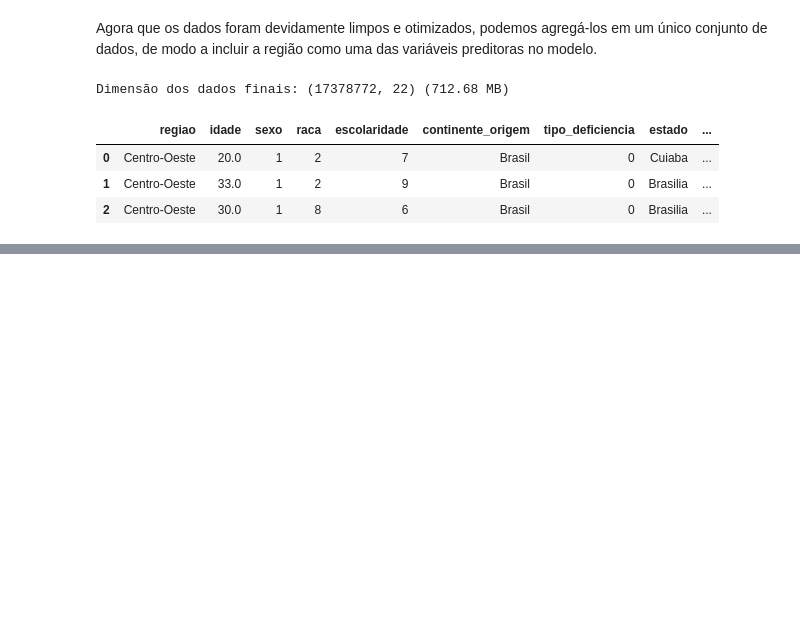
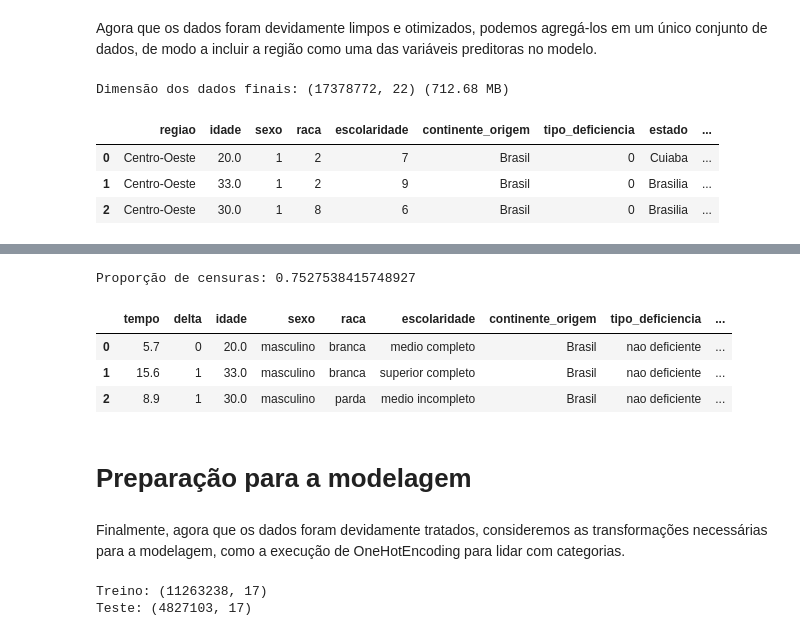
Before and after one commit to nhilariosilva/rais_analysis, a Jupyter notebook: Rais - Limpeza dados.ipynb, the cells around one changed output, grey strips where cells are left out. Cells and saved outputs as stored; diff of their text form; code cells hidden in the pictures; blank space fills up the shorter version.

```diff
--- a/Rais - Limpeza dados.ipynb
+++ b/Rais - Limpeza dados.ipynb
@@ -685,12 +685,8 @@ def optimize_memory_categories_rais(df):
     if('qtd_dias_afastamento' in df.columns):
         df['qtd_dias_afastamento'] = df['qtd_dias_afastamento'].astype('int16')
 
-    # 4. Variáveis booleanas (0 e 1)
-    # trabalho_local_da_sede já está listada como uint8 (Unsigned Integer de 8 bits),
-    # o que já é a representação mais otimizada possível (ocupa apenas 1 byte por linha).
-    # Opcionalmente, pode ser convertida para bool explícito:
     if('trabalho_local_da_sede' in df.columns):
-        df['trabalho_local_da_sede'] = df['trabalho_local_da_sede'].astype(bool)
+        df['trabalho_local_da_sede'] = df['trabalho_local_da_sede'].astype("uint8")
 
     return df
 # %% [markdown]
@@ -1200,0 +1222,15 @@ df_final.to_parquet("2024_processado/dados_finais.parquet")
+# %%
+df_final["motivo_desligamento"] = (df_final["motivo_desligamento"] != 0).astype("uint8")
+df_final = df_final.rename(columns = {"tempo_emprego": "tempo", "motivo_desligamento": "delta"})
+print("Proporção de censuras: {}".format(1-df_final["delta"].mean()))
+df_final.head(3)
+# %% [output]
+Proporção de censuras: 0.7527538415748927
+|  | tempo | delta | idade | sexo | raca | escolaridade | continente_origem | tipo_deficiencia | ... |
+| 0 | 5.7 | 0 | 20.0 | masculino | branca | medio completo | Brasil | nao deficiente | ... |
+| 1 | 15.6 | 1 | 33.0 | masculino | branca | superior completo | Brasil | nao deficiente | ... |
+| 2 | 8.9 | 1 | 30.0 | masculino | parda | medio incompleto | Brasil | nao deficiente | ... |
+# %% [markdown]
+# Preparação para a modelagem
+# %% [markdown]
+Finalmente, agora que os dados foram devidamente tratados, consideremos as transformações necessárias para a modelagem, como a execução de OneHotEncoding para lidar com categorias.
@@ -1200,0 +1241,7 @@ df_final.to_parquet("2024_processado/dados_finais.parquet")
+# %%
+df_train, df_test = train_test_split(df_final, test_size = 0.3, random_state = 10)
+print("Treino: {}".format(df_train.shape))
+print("Teste: {}".format(df_test.shape))
+# %% [output]
+Treino: (11263238, 17)
+Teste: (4827103, 17)
```
Also changed, not shown: parts of 23 cells of this notebook, 1 other file.
